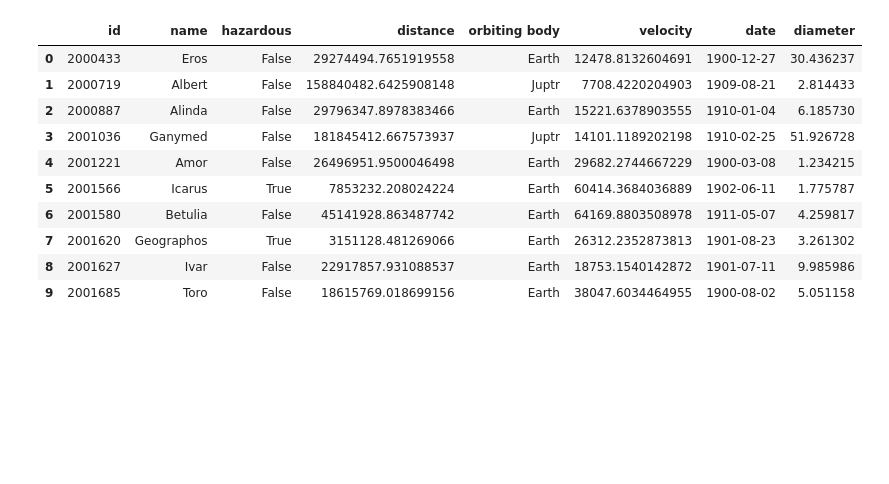
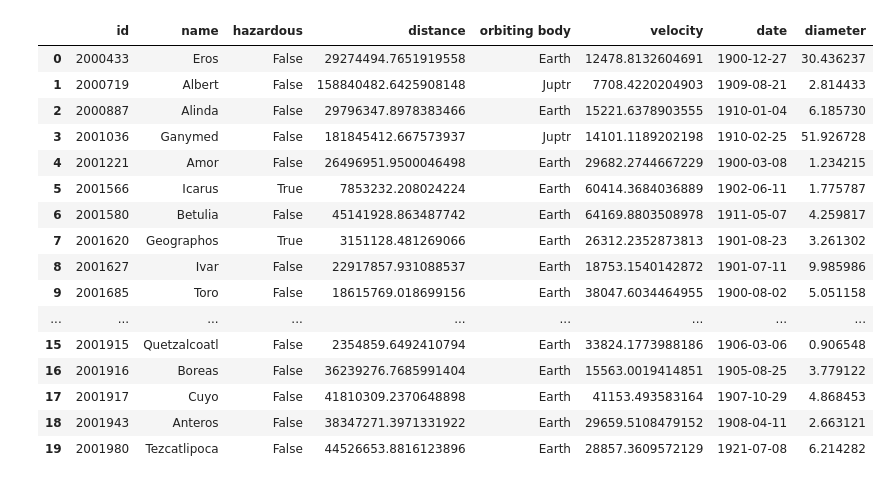
Before and after one commit to Bulaque/Team-2, a Jupyter notebook: Nasa_asteroid.ipynb, the cells around one changed output. Saved outputs shown, nothing was run; the diff lists cells and outputs as text; code cells hidden in the pictures; blank space fills up the shorter version.

```diff
--- a/Nasa_asteroid.ipynb
+++ b/Nasa_asteroid.ipynb
@@ -56,16 +157,22 @@ if resp.status_code ==200:
 else:
     print(f"Failed to fetch data. Status code: {resp.status_code}")
 # %%
-df.head(10)
+df
 # %% [output]
 |  | id | name | hazardous | distance | orbiting body | velocity | date | diameter |
 | 0 | 2000433 | Eros | False | 29274494.7651919558 | Earth | 12478.8132604691 | 1900-12-27 | 30.436237 |
 | 1 | 2000719 | Albert | False | 158840482.6425908148 | Juptr | 7708.4220204903 | 1909-08-21 | 2.814433 |
 | 2 | 2000887 | Alinda | False | 29796347.8978383466 | Earth | 15221.6378903555 | 1910-01-04 | 6.185730 |
 | 3 | 2001036 | Ganymed | False | 181845412.667573937 | Juptr | 14101.1189202198 | 1910-02-25 | 51.926728 |
 | 4 | 2001221 | Amor | False | 26496951.9500046498 | Earth | 29682.2744667229 | 1900-03-08 | 1.234215 |
 | 5 | 2001566 | Icarus | True | 7853232.208024224 | Earth | 60414.3684036889 | 1902-06-11 | 1.775787 |
 | 6 | 2001580 | Betulia | False | 45141928.863487742 | Earth | 64169.8803508978 | 1911-05-07 | 4.259817 |
 | 7 | 2001620 | Geographos | True | 3151128.481269066 | Earth | 26312.2352873813 | 1901-08-23 | 3.261302 |
 | 8 | 2001627 | Ivar | False | 22917857.931088537 | Earth | 18753.1540142872 | 1901-07-11 | 9.985986 |
 | 9 | 2001685 | Toro | False | 18615769.018699156 | Earth | 38047.6034464955 | 1900-08-02 | 5.051158 |
+| ... | ... | ... | ... | ... | ... | ... | ... | ... |
+| 15 | 2001915 | Quetzalcoatl | False | 2354859.6492410794 | Earth | 33824.1773988186 | 1906-03-06 | 0.906548 |
+| 16 | 2001916 | Boreas | False | 36239276.7685991404 | Earth | 15563.0019414851 | 1905-08-25 | 3.779122 |
+| 17 | 2001917 | Cuyo | False | 41810309.2370648898 | Earth | 41153.493583164 | 1907-10-29 | 4.868453 |
+| 18 | 2001943 | Anteros | False | 38347271.3971331922 | Earth | 29659.5108479152 | 1908-04-11 | 2.663121 |
+| 19 | 2001980 | Tezcatlipoca | False | 44526653.8816123896 | Earth | 28857.3609572129 | 1921-07-08 | 6.214282 |
```
Also changed, not shown: parts of 4 cells of this notebook.
